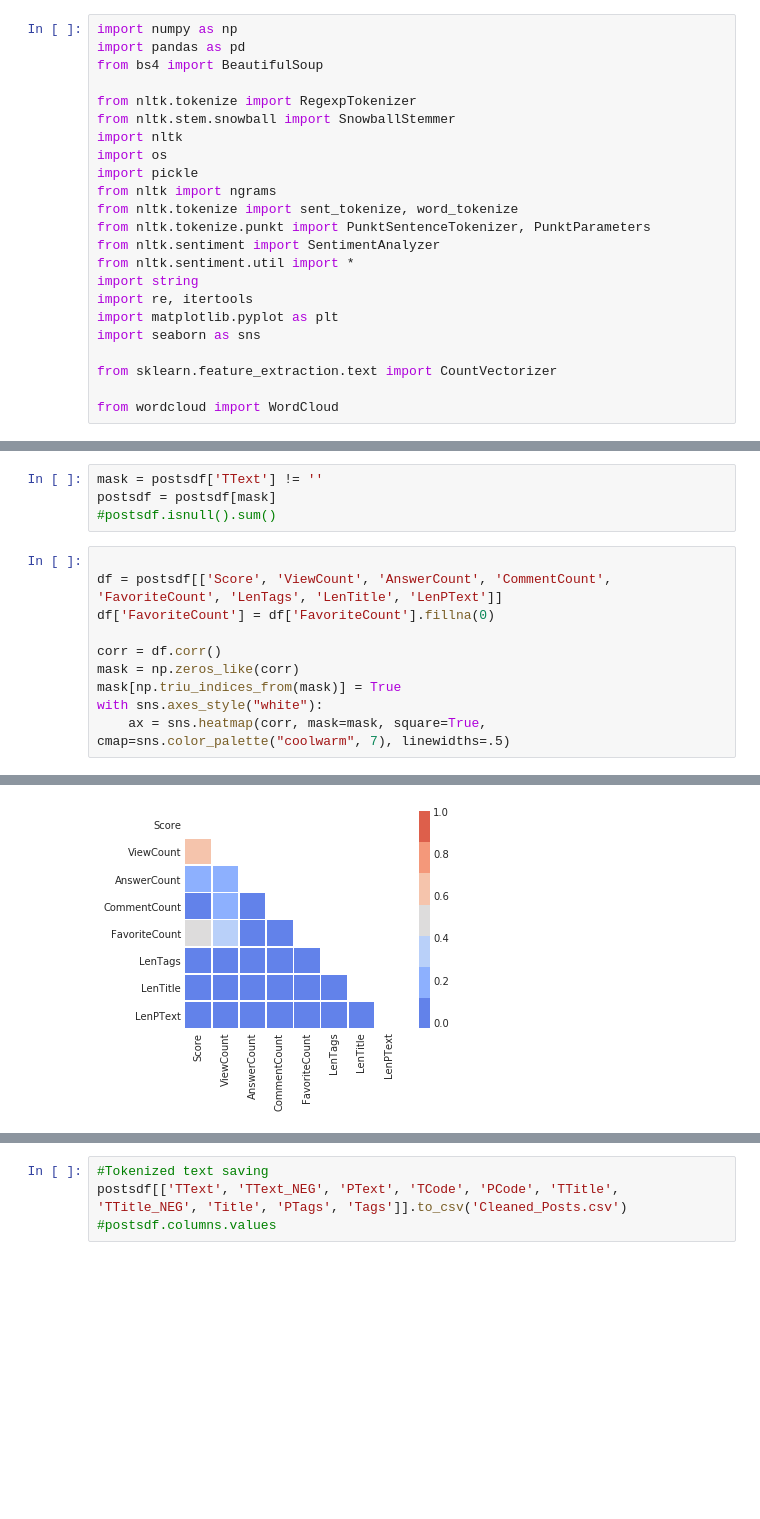
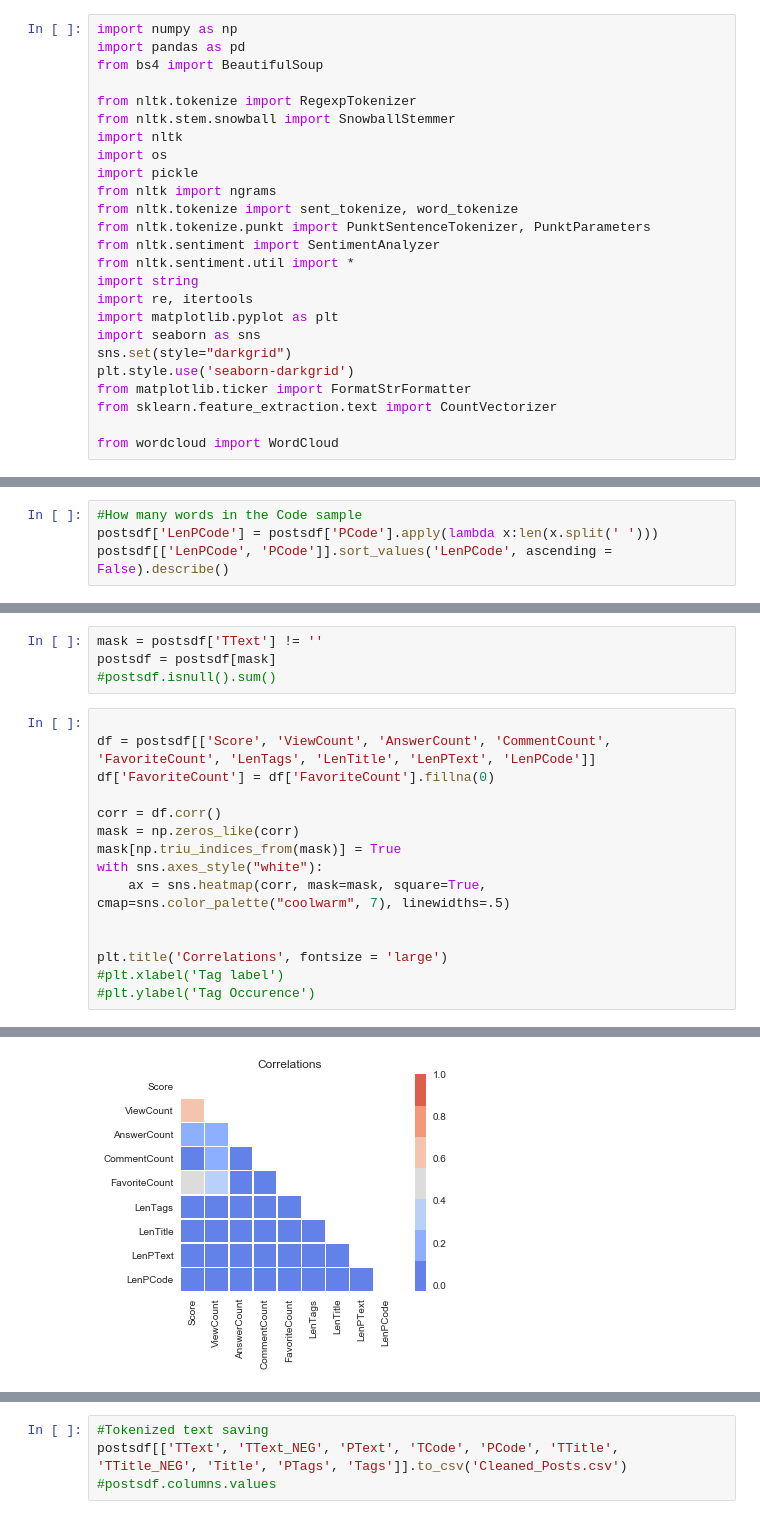
Before and after one commit to rudloffl/Tag-generator-Stackoverflow, a Jupyter notebook: Notebooks/A2 - posts exploration.ipynb, the cells around one changed output, grey strips where cells are left out. Drawn from its saved outputs; the diff is of its cells as text; blank space fills up the shorter version.

```diff
--- a/Notebooks/A2 - posts exploration.ipynb
+++ b/Notebooks/A2 - posts exploration.ipynb
@@ -17,7 +17,9 @@ import string
 import re, itertools
 import matplotlib.pyplot as plt
 import seaborn as sns
-
+sns.set(style="darkgrid")
+plt.style.use('seaborn-darkgrid')
+from matplotlib.ticker import FormatStrFormatter
 from sklearn.feature_extraction.text import CountVectorizer
 
 from wordcloud import WordCloud
@@ -286,0 +327,4 @@ sns.boxplot(postsdf['LenPText'], sym = '')
+# %%
+#How many words in the Code sample
+postsdf['LenPCode'] = postsdf['PCode'].apply(lambda x:len(x.split(' ')))
+postsdf[['LenPCode', 'PCode']].sort_values('LenPCode', ascending = False).describe()
@@ -534,7 +605,7 @@ postsdf = postsdf[mask]
 #postsdf.isnull().sum()
 # %%
 
-df = postsdf[['Score', 'ViewCount', 'AnswerCount', 'CommentCount', 'FavoriteCount', 'LenTags', 'LenTitle', 'LenPText']]
+df = postsdf[['Score', 'ViewCount', 'AnswerCount', 'CommentCount', 'FavoriteCount', 'LenTags', 'LenTitle', 'LenPText', 'LenPCode']]
 df['FavoriteCount'] = df['FavoriteCount'].fillna(0)
 
 corr = df.corr()
@@ -542,4 +613,9 @@ mask = np.zeros_like(corr)
 mask[np.triu_indices_from(mask)] = True
 with sns.axes_style("white"):
     ax = sns.heatmap(corr, mask=mask, square=True, cmap=sns.color_palette("coolwarm", 7), linewidths=.5)
+
+
+plt.title('Correlations', fontsize = 'large')
+#plt.xlabel('Tag label')
+#plt.ylabel('Tag Occurence')
 # %% [output]
@@ -546,4 +628,4 @@ with sns.axes_style("white"):
-[figure, old version]
+[figure, new version]
 # %%
 
 postsdf[['Score', 'ViewCount', 'AnswerCount', 'CommentCount', 'FavoriteCount', 'LenTags', 'LenTitle', 'LenPText']].describe()
```
Also changed, not shown: parts of 31 cells of this notebook, 16 other files.
